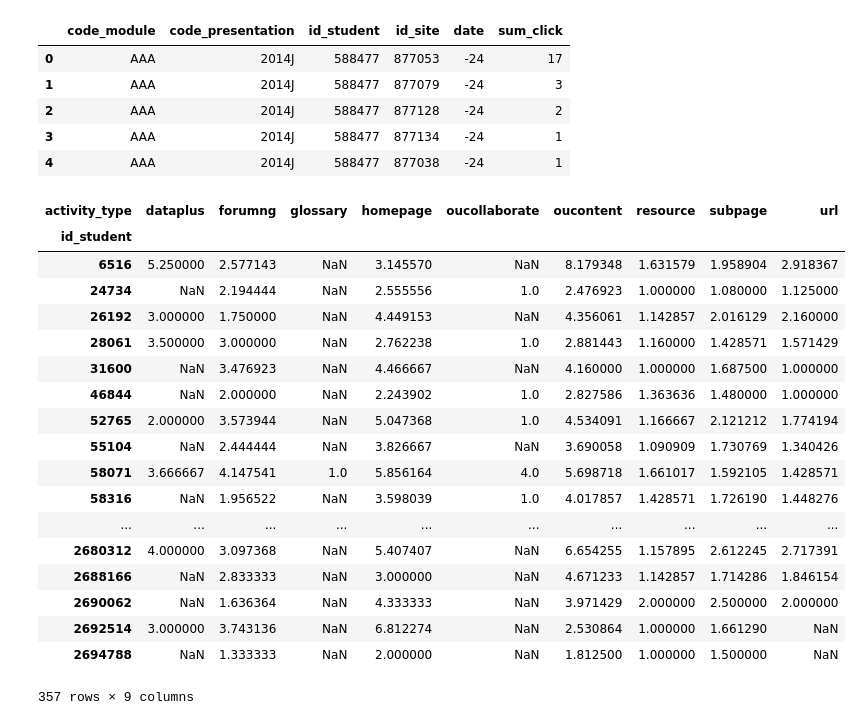
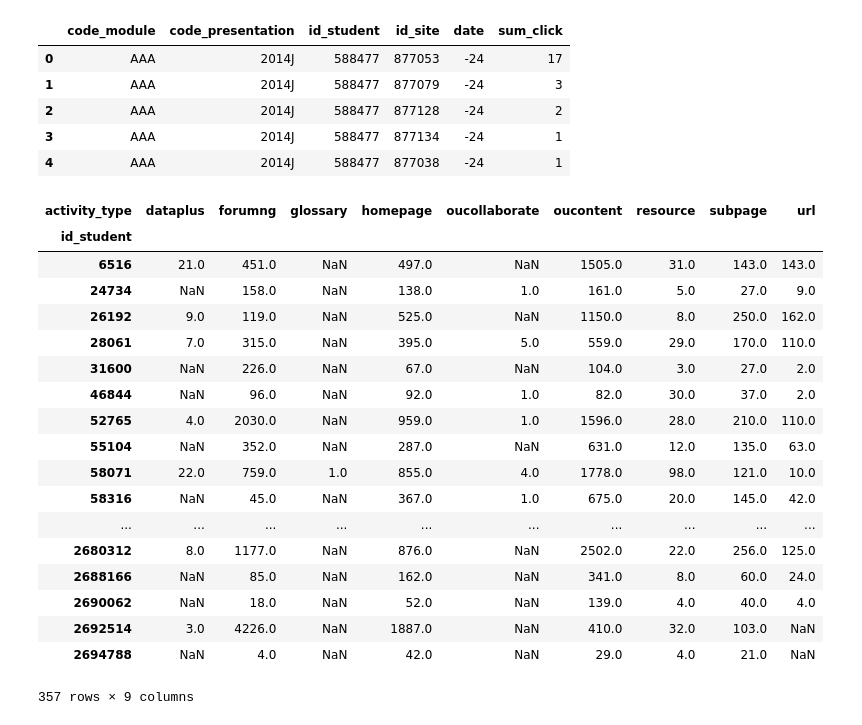
Before and after one commit to eang16/info370-w19-final-group3, a Jupyter notebook: Untitled.ipynb, the cells around one changed output. Drawn from its saved outputs; the diff is of its cells as text; code cells hidden in the pictures.

```diff
--- a/Untitled.ipynb
+++ b/Untitled.ipynb
@@ -127,29 +130,29 @@ studentVle.head()
 # %%
 new_student_vle = studentVle.merge(vle, on='id_site', how='left')
 new_student_vle
 
-new_student_vle.groupby(['id_student', 'activity_type']).sum()
+new_student_vle = new_student_vle.groupby(['id_student', 'activity_type']).sum()
 
 activity_clicks = new_student_vle.pivot_table('sum_click', ['id_student'], 'activity_type')
 activity_clicks
 # %% [output]
 | activity_type | dataplus | forumng | glossary | homepage | oucollaborate | oucontent | resource | subpage | url |
 | id_student |  |  |  |  |  |  |  |  |  |
-| 6516 | 5.250000 | 2.577143 | NaN | 3.145570 | NaN | 8.179348 | 1.631579 | 1.958904 | 2.918367 |
-| 24734 | NaN | 2.194444 | NaN | 2.555556 | 1.0 | 2.476923 | 1.000000 | 1.080000 | 1.125000 |
-| 26192 | 3.000000 | 1.750000 | NaN | 4.449153 | NaN | 4.356061 | 1.142857 | 2.016129 | 2.160000 |
-| 28061 | 3.500000 | 3.000000 | NaN | 2.762238 | 1.0 | 2.881443 | 1.160000 | 1.428571 | 1.571429 |
-| 31600 | NaN | 3.476923 | NaN | 4.466667 | NaN | 4.160000 | 1.000000 | 1.687500 | 1.000000 |
-| 46844 | NaN | 2.000000 | NaN | 2.243902 | 1.0 | 2.827586 | 1.363636 | 1.480000 | 1.000000 |
-| 52765 | 2.000000 | 3.573944 | NaN | 5.047368 | 1.0 | 4.534091 | 1.166667 | 2.121212 | 1.774194 |
-| 55104 | NaN | 2.444444 | NaN | 3.826667 | NaN | 3.690058 | 1.090909 | 1.730769 | 1.340426 |
-| 58071 | 3.666667 | 4.147541 | 1.0 | 5.856164 | 4.0 | 5.698718 | 1.661017 | 1.592105 | 1.428571 |
-| 58316 | NaN | 1.956522 | NaN | 3.598039 | 1.0 | 4.017857 | 1.428571 | 1.726190 | 1.448276 |
+| 6516 | 21.0 | 451.0 | NaN | 497.0 | NaN | 1505.0 | 31.0 | 143.0 | 143.0 |
+| 24734 | NaN | 158.0 | NaN | 138.0 | 1.0 | 161.0 | 5.0 | 27.0 | 9.0 |
+| 26192 | 9.0 | 119.0 | NaN | 525.0 | NaN | 1150.0 | 8.0 | 250.0 | 162.0 |
+| 28061 | 7.0 | 315.0 | NaN | 395.0 | 5.0 | 559.0 | 29.0 | 170.0 | 110.0 |
+| 31600 | NaN | 226.0 | NaN | 67.0 | NaN | 104.0 | 3.0 | 27.0 | 2.0 |
+| 46844 | NaN | 96.0 | NaN | 92.0 | 1.0 | 82.0 | 30.0 | 37.0 | 2.0 |
+| 52765 | 4.0 | 2030.0 | NaN | 959.0 | 1.0 | 1596.0 | 28.0 | 210.0 | 110.0 |
+| 55104 | NaN | 352.0 | NaN | 287.0 | NaN | 631.0 | 12.0 | 135.0 | 63.0 |
+| 58071 | 22.0 | 759.0 | 1.0 | 855.0 | 4.0 | 1778.0 | 98.0 | 121.0 | 10.0 |
+| 58316 | NaN | 45.0 | NaN | 367.0 | 1.0 | 675.0 | 20.0 | 145.0 | 42.0 |
 | ... | ... | ... | ... | ... | ... | ... | ... | ... | ... |
-| 2680312 | 4.000000 | 3.097368 | NaN | 5.407407 | NaN | 6.654255 | 1.157895 | 2.612245 | 2.717391 |
-| 2688166 | NaN | 2.833333 | NaN | 3.000000 | NaN | 4.671233 | 1.142857 | 1.714286 | 1.846154 |
-| 2690062 | NaN | 1.636364 | NaN | 4.333333 | NaN | 3.971429 | 2.000000 | 2.500000 | 2.000000 |
-| 2692514 | 3.000000 | 3.743136 | NaN | 6.812274 | NaN | 2.530864 | 1.000000 | 1.661290 | NaN |
-| 2694788 | NaN | 1.333333 | NaN | 2.000000 | NaN | 1.812500 | 1.000000 | 1.500000 | NaN |
+| 2680312 | 8.0 | 1177.0 | NaN | 876.0 | NaN | 2502.0 | 22.0 | 256.0 | 125.0 |
+| 2688166 | NaN | 85.0 | NaN | 162.0 | NaN | 341.0 | 8.0 | 60.0 | 24.0 |
+| 2690062 | NaN | 18.0 | NaN | 52.0 | NaN | 139.0 | 4.0 | 40.0 | 4.0 |
+| 2692514 | 3.0 | 4226.0 | NaN | 1887.0 | NaN | 410.0 | 32.0 | 103.0 | NaN |
+| 2694788 | NaN | 4.0 | NaN | 42.0 | NaN | 29.0 | 4.0 | 21.0 | NaN |
 357 rows × 9 columns
 # %%
```
Also changed, not shown: parts of 6 cells of this notebook, 1 other file.
